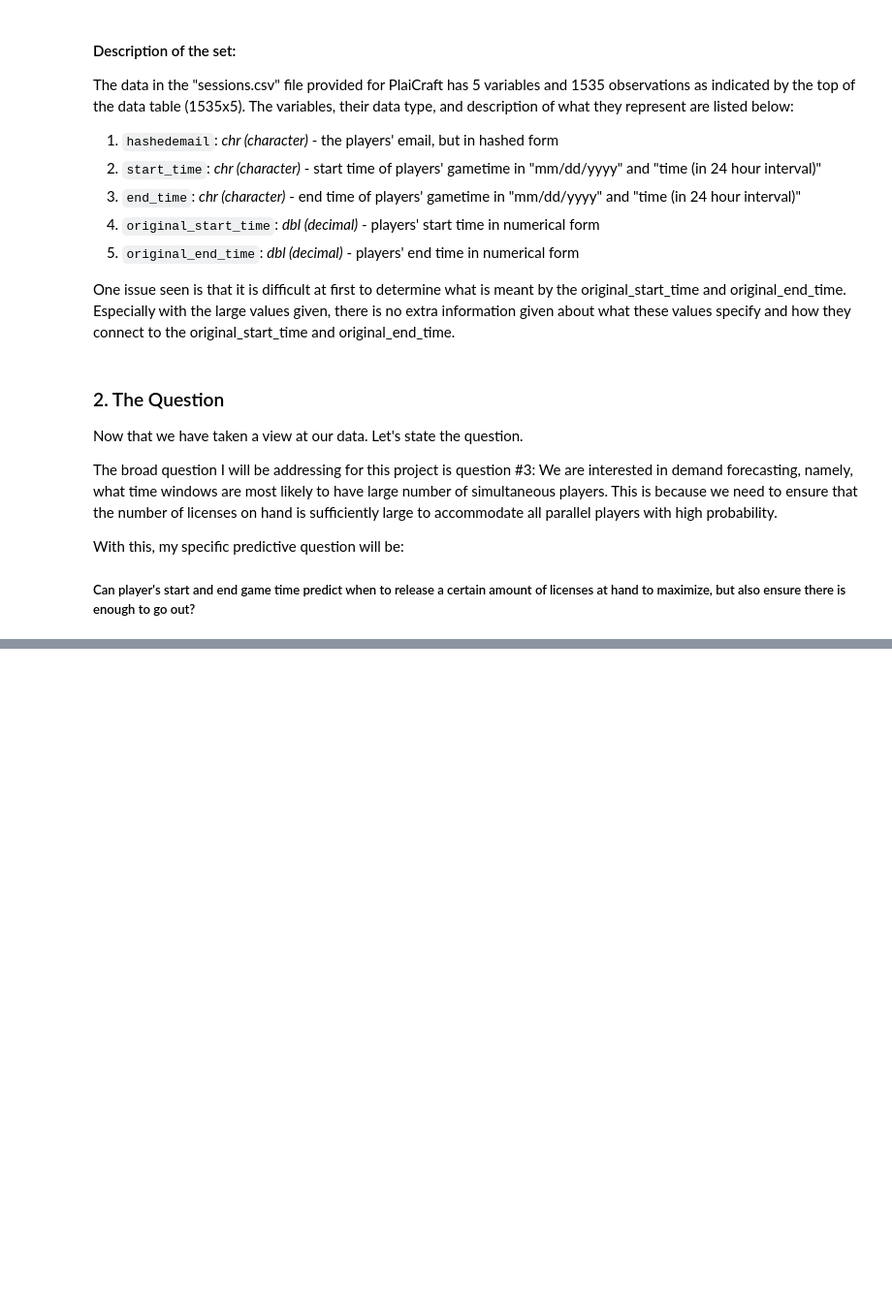
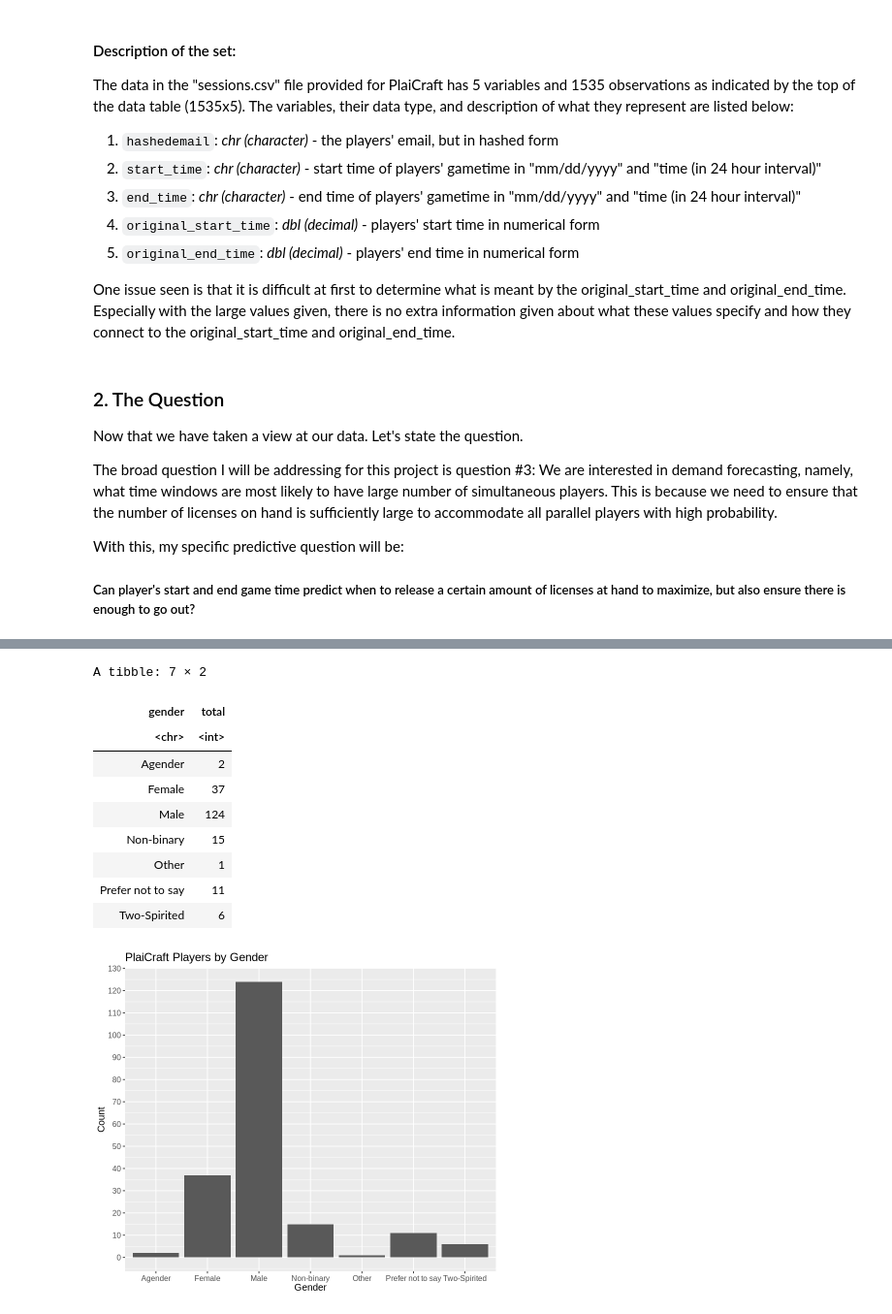
Before and after one commit to tchan0717/dsci-100-2025w1-group-36, a Jupyter notebook: plaicraft_project.ipynb, the cells around one changed output, grey strips where cells are left out. Shown at 97% size. Drawn from its saved outputs; the diff is of its cells as text; code cells hidden in the pictures; blank space fills up the shorter version.

```diff
--- a/plaicraft_project.ipynb
+++ b/plaicraft_project.ipynb
@@ -122,0 +207,25 @@ My two predictor variables are start and end game time. Let's select those two v
+# %%
+options(repr.plot.width = 7, repr.plot.height = 6)
+gender_data <- players_data |>
+                group_by(gender) |>
+                summarize(total = n())
+gender_data
+gender_bar <- ggplot(gender_data, aes(x = gender, y = total)) +
+                geom_bar(stat = "identity") +
+                labs(x = "Gender", y = "Count") +
+                ggtitle("PlaiCraft Players by Gender") +
+                scale_y_continuous(breaks = c(0, 10, 20, 30, 40, 50, 60, 70, 80, 90, 100, 110, 120, 130)) +
+                theme(text = element_text(size = 12))
+gender_bar
+# %% [output]
+A tibble: 7 × 2
+| gender | total |
+| <chr> | <int> |
+| Agender | 2 |
+| Female | 37 |
+| Male | 124 |
+| Non-binary | 15 |
+| Other | 1 |
+| Prefer not to say | 11 |
+| Two-Spirited | 6 |
+[figure, added]
```
Also changed, not shown: parts of 10 cells of this notebook.
